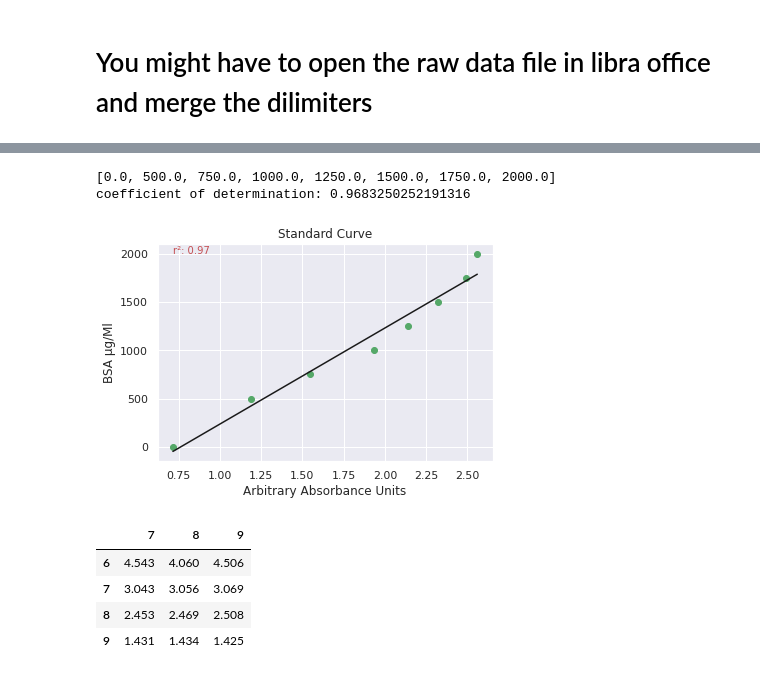
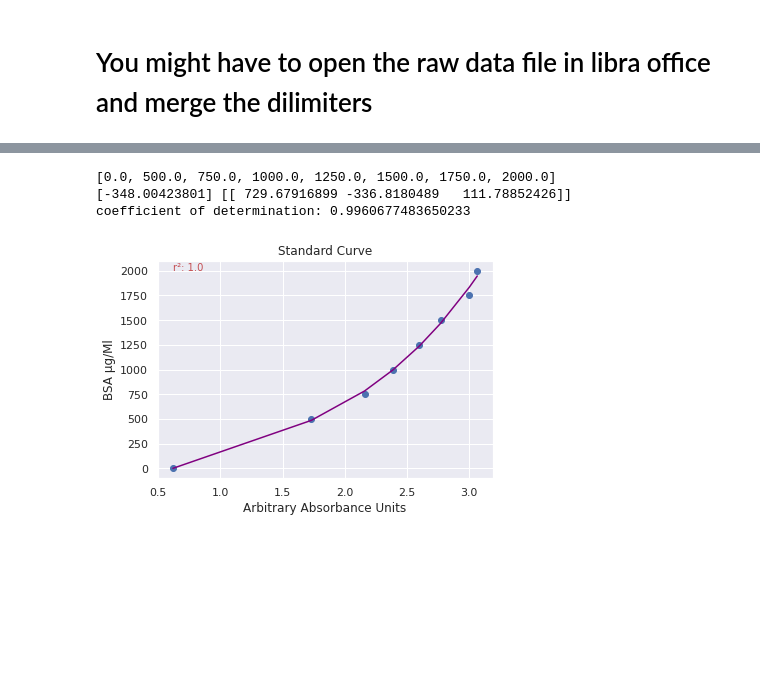
Before and after one commit to Laohakunakorn-Group/NLLAB_OT2_Bradford, a Jupyter notebook: analysis/frequentist_bradford_data_analysis_package/bradford_data_processing/bradforddataprocessing_biotek_h1_platereader.ipynb, the cells around one changed output, grey strips where cells are left out. Saved outputs shown, nothing was run; the diff lists cells and outputs as text; code cells hidden in the pictures; blank space fills up the shorter version.

Commit message:
polynomial fit

```diff
--- a/analysis/frequentist_bradford_data_analysis_package/bradford_data_processing/bradforddataprocessing_biotek_h1_platereader.ipynb
+++ b/analysis/frequentist_bradford_data_analysis_package/bradford_data_processing/bradforddataprocessing_biotek_h1_platereader.ipynb
@@ -9,13 +9,12 @@ import matplotlib.lines as mlines
 
 # Import curve fitting package from scipy
 from sklearn.linear_model import LinearRegression
+from sklearn.preprocessing import PolynomialFeatures
 
 # import os
 import os, sys, shutil
 
-
-
-raw_data = pd.read_csv('154253_230202_OT2_BRADFORD.csv', sep=',', header=None)
+raw_data = pd.read_csv('pre_dilution_new_standards_09032023.csv', sep=',', header=None)
 # %%
 # get the row index of the cell that contains the string "Corrected [Bradford:595]"
 row_index = raw_data.index[raw_data.loc[:,0]=="Corrected [Bradford:595]"][0]
@@ -46,7 +35,7 @@ print(corrected_data)
 # hot fix to deal with the parser not being able to parse "blank wells".
 # remove at a later date
 
-calibrants = corrected_data.iloc[:,0:5]
+calibrants = corrected_data.iloc[:8,0:5]
 print(calibrants)
 print(type(calibrants.iloc[0,0]))
 # %% [output]
@@ -62,10 +51 @@ print(type(calibrants.iloc[0,0]))
 <class 'numpy.float64'>
-# %%
-new_low = calibrants.iloc[0,0:3].copy()
-new_high = calibrants.iloc[2,0:3].copy()
-
-
-calibrants.iloc[0,0:3] = new_high
-calibrants.iloc[2,0:3] = new_low
-
-print(calibrants)
@@ -131,53 +86,57 @@ plt.show()
 # %%
 
 # calibrant concs
 calibrant_range_numerical = [float(ele) for ele in calibrant_range]
 print(calibrant_range_numerical)
 
-# fit curves
-#function for looping?
-model = LinearRegression()
+
+
 # fitc data in to array and reverse the order
 x = np.array(calibrants_df_avg["Mean"]).reshape(-1,1)
 
 # List of nM concs into array
 y = np.array(calibrant_range_numerical).reshape(-1,1)
 
-x = x.reshape(-1,1)
+
+plt.scatter(x,y)
+
+
+#x = x.reshape(-1,1)
+
+# fit curves
+#function for looping?
+
+poly = PolynomialFeatures(degree=3, include_bias=False)
+
+poly_features = poly.fit_transform(x)
+
+model = LinearRegression()
+
 
 # Fit
-model.fit(x,y)
-r_sq = model.score(x, y)
+model.fit(poly_features,y)
+
+
+print(model.intercept_, model.coef_)
+
+
+y_predicted = model.predict(poly_features)
+plt.plot(x, y_predicted, color='purple')
+
+r_sq = model.score(poly_features, y)
 print('coefficient of determination:', r_sq)
 
-#Plot
-plt.scatter(x, y, color='g')
-plt.plot(x, model.predict(x), color='k')
 
 textstr ='r²: ' +str(round(r_sq,2))
 plt.text(calibrants_df_avg["Mean"].min(), calibrant_range_numerical[-1], textstr, color='r', fontsize=10)
 
 plt.title('Standard Curve')
 plt.xlabel('Arbitrary Absorbance Units')
 plt.ylabel('BSA μg/Ml')
 plt.savefig("output/BSA_Standard_Curve.png")
 plt.show()
 # %% [output]
 [0.0, 500.0, 750.0, 1000.0, 1250.0, 1500.0, 1750.0, 2000.0]
-coefficient of determination: 0.9683250252191316
+[-348.00423801] [[ 729.67916899 -336.8180489   111.78852426]]
+coefficient of determination: 0.9960677483650233
-[figure, old version]
+[figure, new version]
-# %%
-sample_data = pd.read_csv("Preconc_230308_OT2_BRADFORD_samples.csv", sep=',', header=None)
-replicates = 3
-
-sample_data = sample_data.iloc[6:,7:10]
-
-sample_list = ["1x","5x","10x", "20x"]
-
-sample_data
-# %% [output]
-|  | 7 | 8 | 9 |
-| 6 | 4.543 | 4.060 | 4.506 |
-| 7 | 3.043 | 3.056 | 3.069 |
-| 8 | 2.453 | 2.469 | 2.508 |
-| 9 | 1.431 | 1.434 | 1.425 |
```
Also changed, not shown: parts of 19 cells of this notebook.
